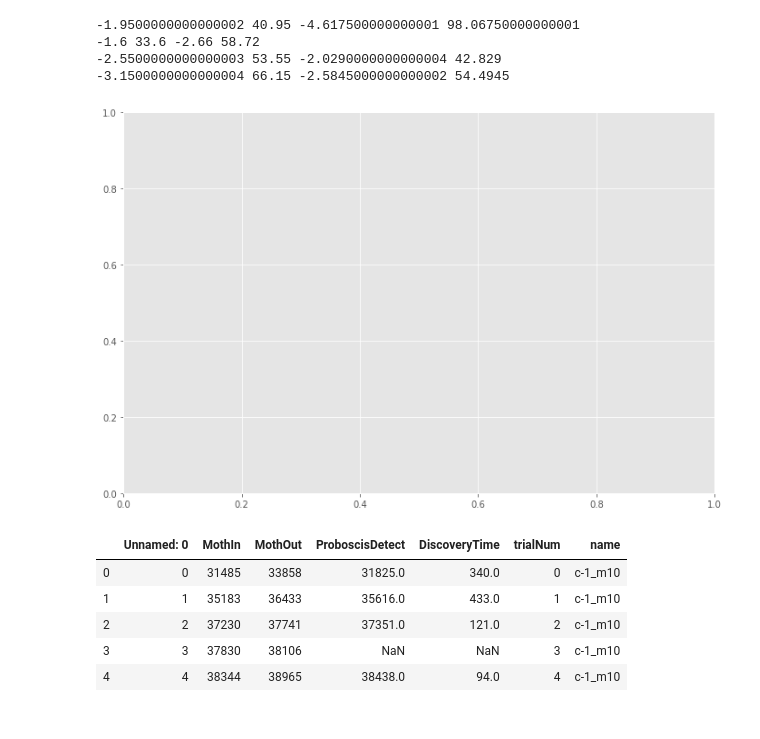
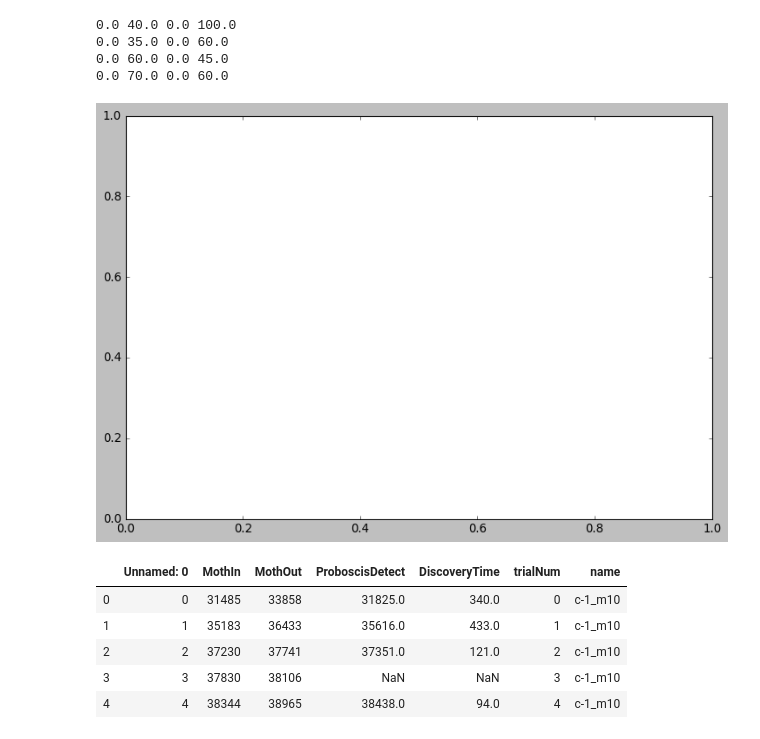
Before and after one commit to TanviDeora/MothLearning, a Jupyter notebook: Step7d-LearningCurvesWithTime.ipynb, the cells around one changed output. Drawn from its saved outputs; the diff is of its cells as text; code cells hidden in the pictures.

Commit message:
TweakedToGetPrettierFigures

```diff
--- a/Step7d-LearningCurvesWithTime.ipynb
+++ b/Step7d-LearningCurvesWithTime.ipynb
@@ -2,11 +2,11 @@
 import pandas as pd
 import matplotlib.pyplot as plt
 from matplotlib import style
-style.use('ggplot')
+style.use('classic')
 import glob
 import numpy as np
 # %%
-outpath_fig = './dataFolders/Output/Figures/v2/'
+outpath_fig = './dataFolders/Output/Figures/v2/testColorScheme/'
 outpath = './dataFolders/Output/Step6_FloralTypeConsolidatedData_AndFitParameters_v2/'
 # %%
 # Define exponential function func,
@@ -17,7 +17,7 @@ def fit_to_exponential(x, a, b, c):
 # %%
 # do the fit for three different y0 - computed assuming the slope = 0 for 1/2 of the data
 shapes = ['c-1', 'c-2','c-3', 'c-10']
-# colorLine = ['royalblue', 'seagreen', 'goldenrod', 'tomato']
+colorScheme = ['#e5e534', '#a1dab4', '#41b6c4', '#225ea8']
 # fig1, ax0 = plt.subplots(2, 2, sharex = True, sharey = True, figsize = (8,6))
 fig1, ax = plt.subplots(figsize = (10,8))
 # ax = ax0.ravel()
@@ -34,42 +34,43 @@ for floralShape, i in zip(shapes, range(len(shapes))):
     ydata_notnan = new_df[new_df.DiscoveryTime.notnull()].DiscoveryTime.values
     numMoth = len(new_df.name.unique())
 
     param_file = glob.glob(outpath + floralShape + '_FittedParameters.csv')
     param_df = pd.read_csv(param_file[0])
 
     idx = 1 # pick all the 1/4 length data from the parameter df (because 1/4 length data slope is = 0 across all shapes)
     a0 = param_df.loc[idx,'alpha']
     mean_y0 = param_df.loc[idx, 'y_intercept']
     tau = param_df.loc[idx, 'tau']
 
     # plot the final curve fit
     max_trial=max(xdata_notnan)
-    ax.plot(xdata, ydata/100, 'or', markersize=7, alpha = 0.5, label = 'Raw Data')
+    ax.plot(xdata, ydata/100, 'o', color = colorScheme[i], markersize=7, alpha = 0.5, label = 'Raw Data')
     ax.plot(range(0,max_trial), fit_to_exponential(range(0,max_trial), a0, tau , mean_y0),
-             'g--', linewidth=2,
+             'k--', linewidth=2,
              label = 'fit: alpha= %5.3f , Tau= %5.3f, y0= %5.3f' %(a0, tau, mean_y0))
     [ymin, ymax] = ax.get_ylim()
     [xmin, xmax] = ax.get_xlim()
     print(xmin, xmax, ymin, ymax)
     ax.set_title(floralShape, y=1.2)
-    ax.set_xlabel('Frame Number')
+    ax.set_xlabel('Visit Number')
     ax.set_ylabel('Exploration Time (second)')
+    ax.grid()
     leg = plt.legend()
     leg.get_frame().set_linewidth(1.5)
     ax.legend(bbox_to_anchor=(0., 1.05, 1., .102), loc=3, mode="expand", borderaxespad=0.)
     ax.set_xlim([-5,65])
-    ax.set_ylim([-5,95])
+    ax.set_ylim([-5,100])
     ax.text(60, 40, floralShape + ' N= ' + str(numMoth))
 #     print(a0, tau, mean_y0)
     fig1.tight_layout()
     fig1.savefig(outpath_fig + floralShape + 'LearningOverTime_withoutClippingData.png')
     ax.cla()
 # %% [output]
--1.9500000000000002 40.95 -4.617500000000001 98.06750000000001
--1.6 33.6 -2.66 58.72
--2.5500000000000003 53.55 -2.0290000000000004 42.829
--3.1500000000000004 66.15 -2.5845000000000002 54.4945
+0.0 40.0 0.0 100.0
+0.0 35.0 0.0 60.0
+0.0 60.0 0.0 45.0
+0.0 70.0 0.0 60.0
-[figure, old version]
+[figure, new version]
 # %%
 new_df.head()
 # %% [output]
```
Also changed, not shown: 2 other files.
